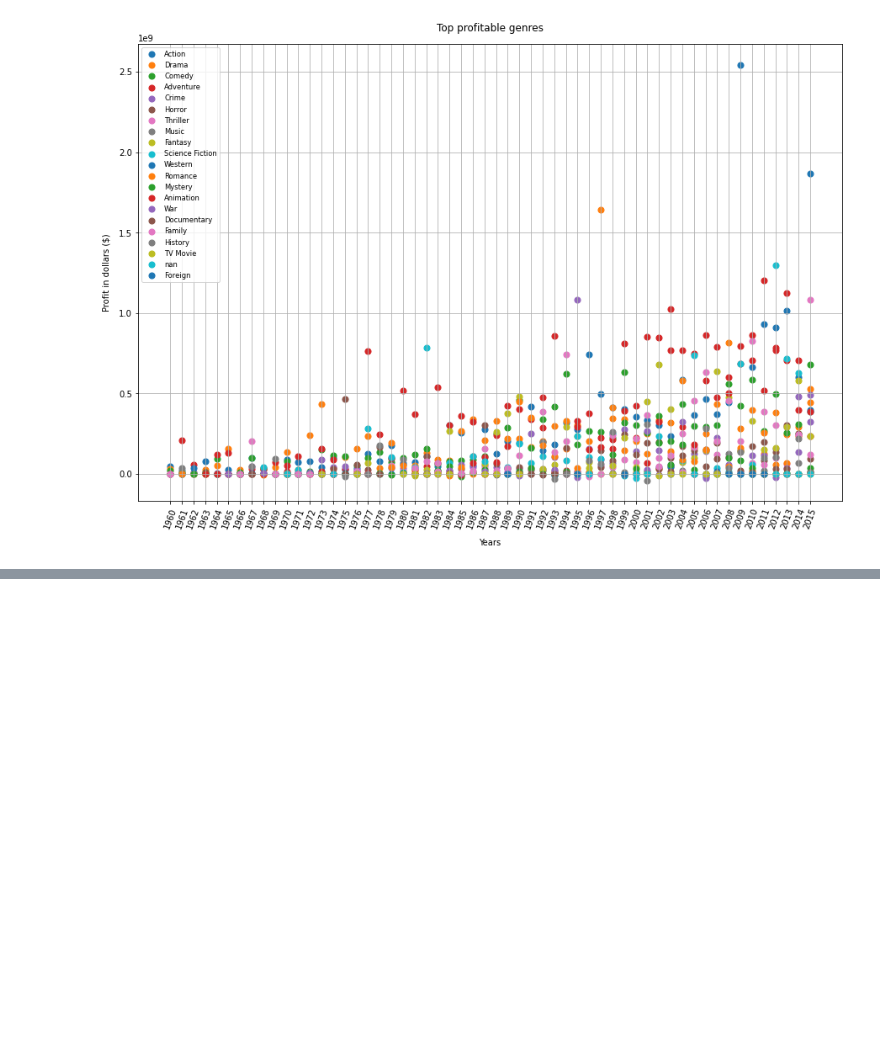
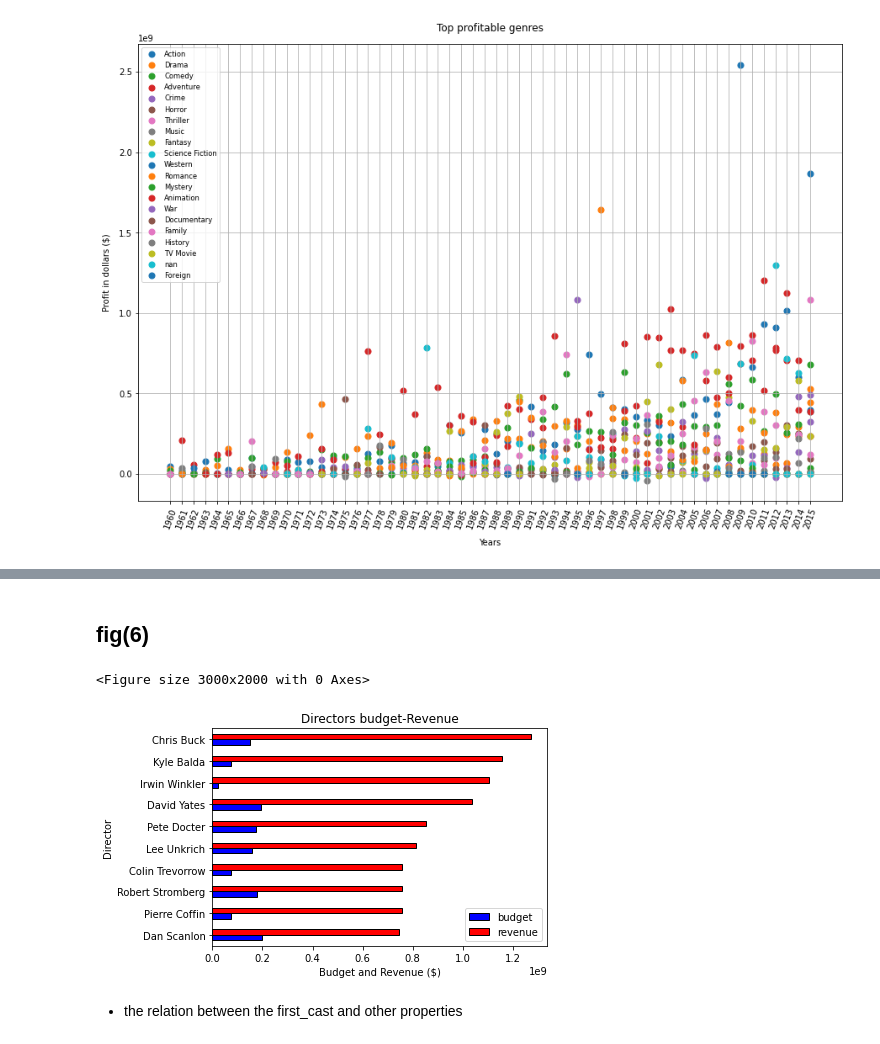
Before and after one commit to Amr-elwetaidy/Investigating-TMDP-Movies-Dataset, a Jupyter notebook: Investigating TMDP-Movies Dataset.ipynb, the cells around one changed output, grey strips where cells are left out. Saved outputs shown, nothing was run; the diff lists cells and outputs as text; code cells hidden in the pictures; blank space fills up the shorter version.

Commit message:
Answer the 4th question

```diff
--- a/Investigating TMDP-Movies Dataset.ipynb
+++ b/Investigating TMDP-Movies Dataset.ipynb
@@ -667,0 +671,8 @@ plt.show()
+# %%
+# creating a new dataframe 'properties_df' to answer the 4th question
+properties_df = copy_df[['release_year', 'runtime', 'cast', 'director', 'vote_count', 'vote_average', 'budget',
+                         'revenue']].copy()
+# %%
+# wrangling the dataframe to get ready for analysis
+properties_df['cast'] = properties_df['cast'].str.split('|').str[0]
+properties_df['director'] = properties_df['director'].str.split('|').str[0]
@@ -667,0 +681,3 @@ plt.show()
+# %%
+# removing outliers
+properties_df.drop(index=properties_df[properties_df['revenue'] == 0].index, inplace=True)
@@ -667,0 +696,7 @@ plt.show()
+# %%
+# creating a sub dataframe for the directors and wrangling it to fit the analysis
+direcotrs_df = properties_df.copy()
+direcotrs_df['director'] = direcotrs_df['director'].dropna()
+direcotrs_df = direcotrs_df.groupby('director').mean().sort_values(by='revenue')[['budget', 'revenue']]
+direcotrs_df.reset_index(inplace=True)
+direcotrs_df.set_index('director', inplace=True)
@@ -667,0 +713,21 @@ plt.show()
+# %% [markdown]
+<a id='fig6'></a>
+## fig(6)
+# %%
+# changing the figure display size
+plt.figure(figsize=(15, 10), dpi=200)
+
+# plotting the top 10 directors with highest mean revenue
+direcotrs_df.tail(10).plot.barh(color=['b', 'r'], edgecolor='black')
+
+# adding labels to the x-axis, y-axis and title
+plt.title('Directors budget-Revenue')
+plt.ylabel('Director')
+plt.xlabel(r'Budget and Revenue ($)')
+
+plt.show()
+# %% [output]
+<Figure size 3000x2000 with 0 Axes>
+[figure, added]
+# %% [markdown]
+- the relation between the first_cast and other properties
```
Also changed, not shown: parts of 9 cells of this notebook.
